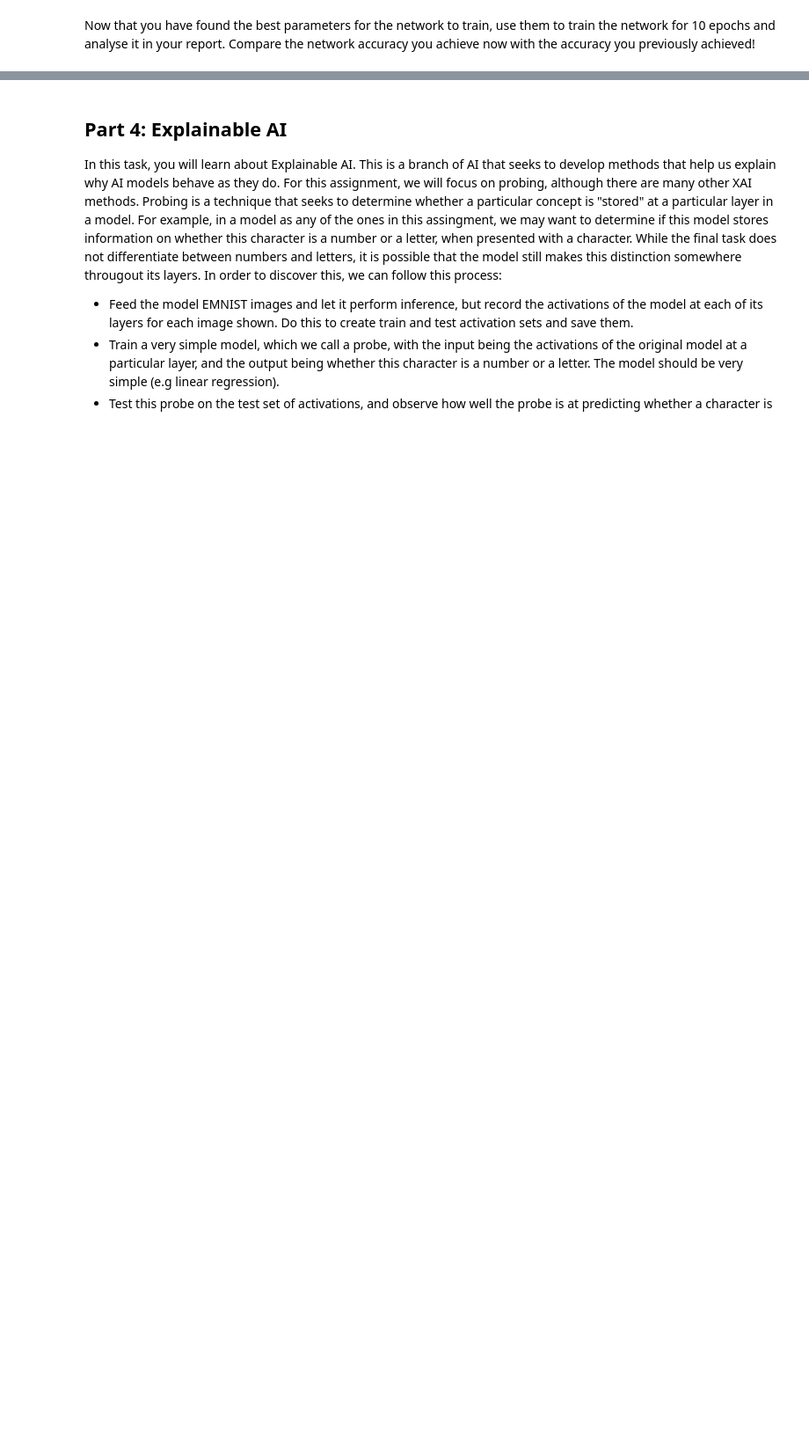
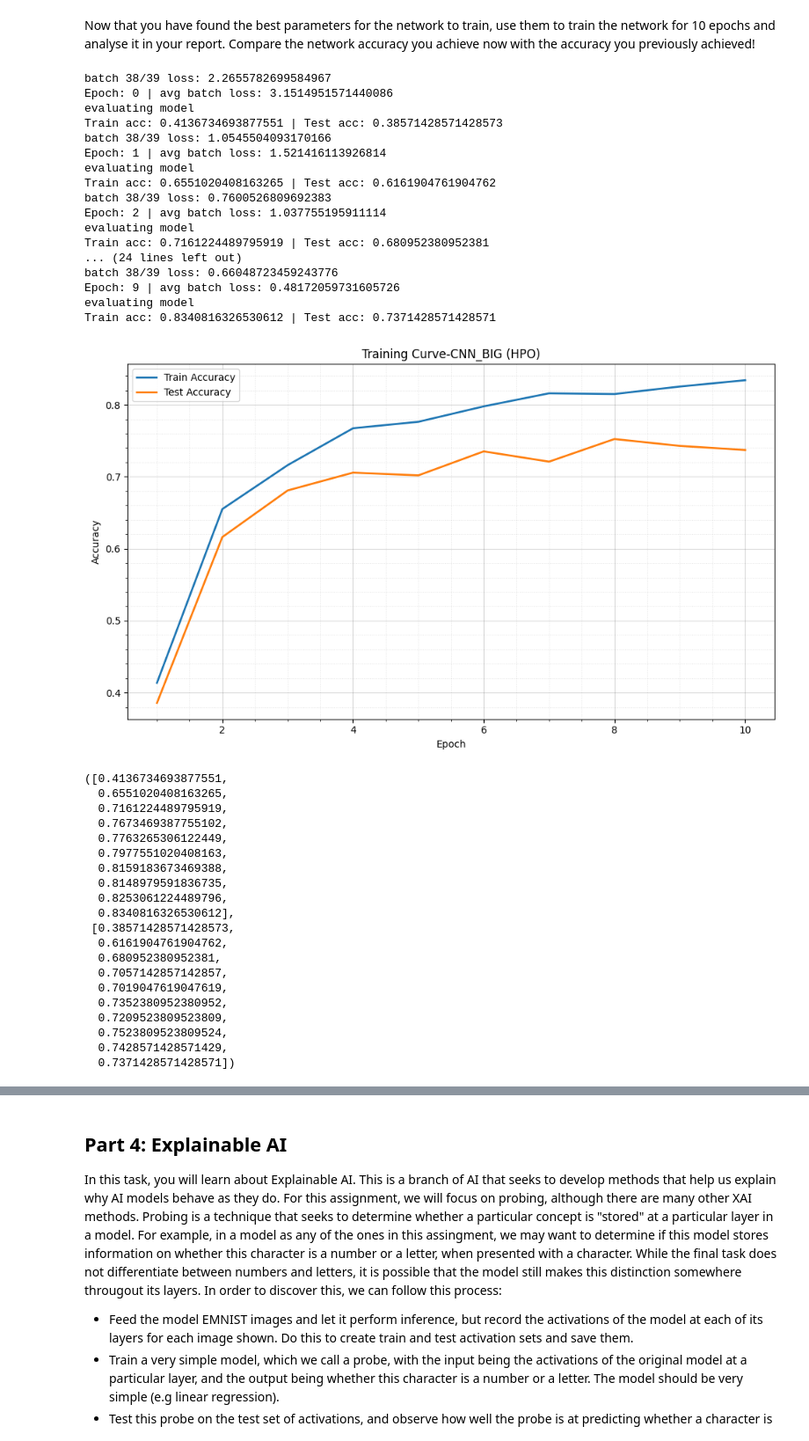
Before and after one commit to lluisvalerodelai/neuralcomputing, a Jupyter notebook: assignment.ipynb, the cells around one changed output, grey strips where cells are left out. Shown at 88% size. Saved outputs shown, nothing was run; the diff lists cells and outputs as text; code cells hidden in the pictures; blank space fills up the shorter version.

```diff
--- a/assignment.ipynb
+++ b/assignment.ipynb
@@ -956,9 +1015,71 @@ raise NotImplementedError("Execute the optuna study here.")
 # %% [markdown]
 Now that you have found the best parameters for the network to train, use them to train the network for 10 epochs and analyse it in your report. Compare the network accuracy you achieve now with the accuracy you previously achieved!
 # %%
-raise NotImplementedError(
-    "Use the best parameters from the optuna hyperparameters study and train the neural network with those."
+# the best trials
+best = study.best_trial.params
+
+# full dataset loaders this time
+full_train_loader = DataLoader(train_dataset, batch_size=best['batch_size'], shuffle=True)
+full_test_loader  = DataLoader(test_dataset,  batch_size=best['batch_size'], shuffle=False)
+
+# rebuild model fresh
+best_model = CNN_BIG(num_classes=len(label_names)).to(device)
+
+optimizer = (optim.Adam if best['optimizer'] == 'Adam' else optim.SGD)(
+    best_model.parameters(), lr=best['lr'], weight_decay=best['weight_decay']
 )
+loss_fn = nn.CrossEntropyLoss()
+
+best_model, train_accs, test_accs = train_num_epochs_and_track_accuracies(
+    model=best_model,
+    train_loader=full_train_loader,
+    test_loader=full_test_loader,
+    optimizer=optimizer,
+    loss_fn=loss_fn,
+    num_epochs=10,
+    with_checkpointing=False
+)
+
+load_accuracies_and_create_plots('CNN_BIG (HPO)', accuracies={'train': train_accs, 'test': test_accs})
+# %% [output]
+batch 38/39 loss: 2.2655782699584967
+Epoch: 0 | avg batch loss: 3.1514951571440086
+evaluating model
+Train acc: 0.4136734693877551 | Test acc: 0.38571428571428573
+batch 38/39 loss: 1.0545504093170166
+Epoch: 1 | avg batch loss: 1.521416113926814
+evaluating model
+Train acc: 0.6551020408163265 | Test acc: 0.6161904761904762
+batch 38/39 loss: 0.7600526809692383
+Epoch: 2 | avg batch loss: 1.037755195911114
+evaluating model
+Train acc: 0.7161224489795919 | Test acc: 0.680952380952381
+... (24 lines left out)
+batch 38/39 loss: 0.66048723459243776
+Epoch: 9 | avg batch loss: 0.48172059731605726
+evaluating model
+Train acc: 0.8340816326530612 | Test acc: 0.7371428571428571
+[figure, added]
+([0.4136734693877551,
+  0.6551020408163265,
+  0.7161224489795919,
+  0.7673469387755102,
+  0.7763265306122449,
+  0.7977551020408163,
+  0.8159183673469388,
+  0.8148979591836735,
+  0.8253061224489796,
+  0.8340816326530612],
+ [0.38571428571428573,
+  0.6161904761904762,
+  0.680952380952381,
+  0.7057142857142857,
+  0.7019047619047619,
+  0.7352380952380952,
+  0.7209523809523809,
+  0.7523809523809524,
+  0.7428571428571429,
+  0.7371428571428571])
 # %% [markdown]
 ### 🖊️📜 (250 words max)
 
```
Also changed, not shown: parts of 7 cells of this notebook, 4 other files.
